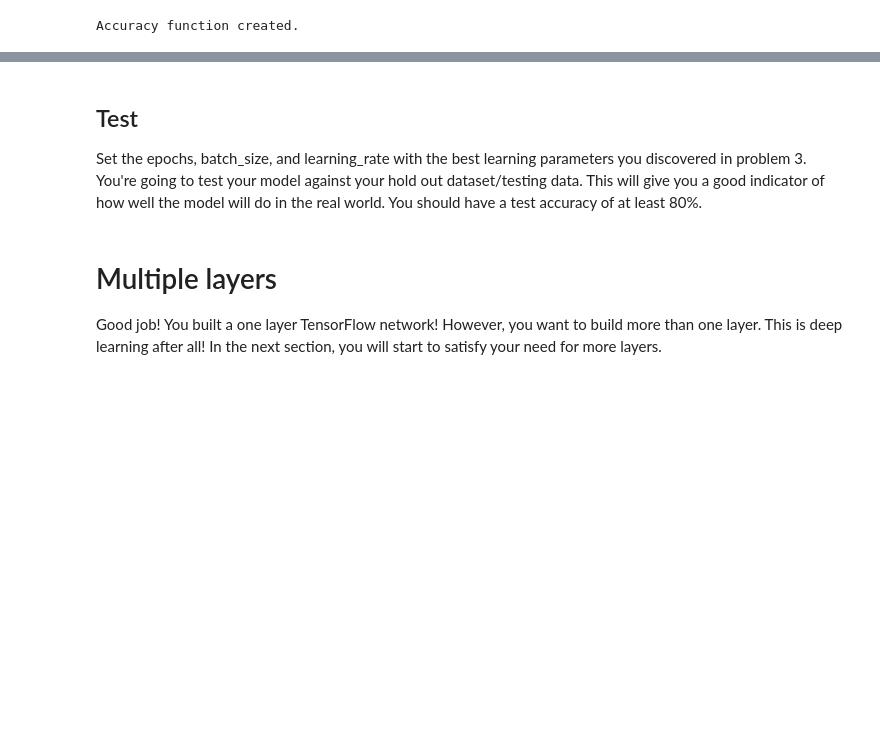
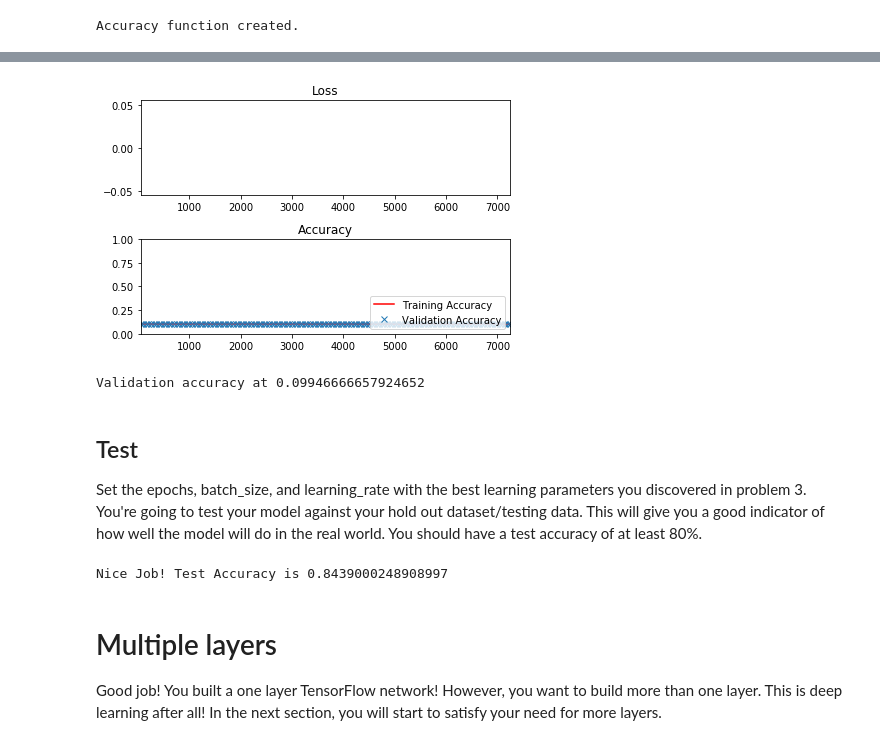
Before and after one commit to ivovandongen/CarND-TensorFlow-Lab, a Jupyter notebook: lab.ipynb, the cells around one changed output, grey strips where cells are left out. Cells and saved outputs as stored; diff of their text form; code cells hidden in the pictures; blank space fills up the shorter version.

```diff
--- a/lab.ipynb
+++ b/lab.ipynb
@@ -379,9 +379,9 @@ The code will print out a Loss and Accuracy graph, so you can see how well the n
 *If you're having trouble solving problem 3, you can view the solution [here](https://github.com/udacity/CarND-TensorFlow-Lab/blob/master/solutions.ipynb).*
 # %%
 # TODO: Find the best parameters for each configuration
-# epochs =
-# batch_size =
-# learning_rate =
+epochs = 5
+batch_size = 100
+learning_rate = 0.2
 
 
 
@@ -424,41 +424,44 @@ with tf.Session() as session:
             if not batch_i % log_batch_step:
                 # Calculate Training and Validation accuracy
                 training_accuracy = session.run(accuracy, feed_dict=train_feed_dict)
                 validation_accuracy = session.run(accuracy, feed_dict=valid_feed_dict)
 
                 # Log batches
                 previous_batch = batches[-1] if batches else 0
                 batches.append(log_batch_step + previous_batch)
                 loss_batch.append(l)
                 train_acc_batch.append(training_accuracy)
                 valid_acc_batch.append(validation_accuracy)
 
         # Check accuracy against Validation data
         validation_accuracy = session.run(accuracy, feed_dict=valid_feed_dict)
 
 loss_plot = plt.subplot(211)
 loss_plot.set_title('Loss')
 loss_plot.plot(batches, loss_batch, 'g')
 loss_plot.set_xlim([batches[0], batches[-1]])
 acc_plot = plt.subplot(212)
 acc_plot.set_title('Accuracy')
 acc_plot.plot(batches, train_acc_batch, 'r', label='Training Accuracy')
 acc_plot.plot(batches, valid_acc_batch, 'x', label='Validation Accuracy')
 acc_plot.set_ylim([0, 1.0])
 acc_plot.set_xlim([batches[0], batches[-1]])
 acc_plot.legend(loc=4)
 plt.tight_layout()
 plt.show()
 
 print('Validation accuracy at {}'.format(validation_accuracy))
+# %% [output]
+[figure, added]
+Validation accuracy at 0.09946666657924652
 # %% [markdown]
 ## Test
 Set the epochs, batch_size, and learning_rate with the best learning parameters you discovered in problem 3.  You're going to test your model against your hold out dataset/testing data.  This will give you a good indicator of how well the model will do in the real world.  You should have a test accuracy of at least 80%.
 # %%
 # TODO: Set the epochs, batch_size, and learning_rate with the best parameters from problem 3
-# epochs =
-# batch_size =
-# learning_rate =
+epochs = 5
+batch_size = 100
+learning_rate = 0.2
 
 
 
@@ -492,6 +495,8 @@ with tf.Session() as session:
 
 assert test_accuracy >= 0.80, 'Test accuracy at {}, should be equal to or greater than 0.80'.format(test_accuracy)
 print('Nice Job! Test Accuracy is {}'.format(test_accuracy))
+# %% [output]
+Nice Job! Test Accuracy is 0.8439000248908997
 # %% [markdown]
 # Multiple layers
 Good job!  You built a one layer TensorFlow network!  However, you want to build more than one layer.  This is deep learning after all!  In the next section, you will start to satisfy your need for more layers.
```
